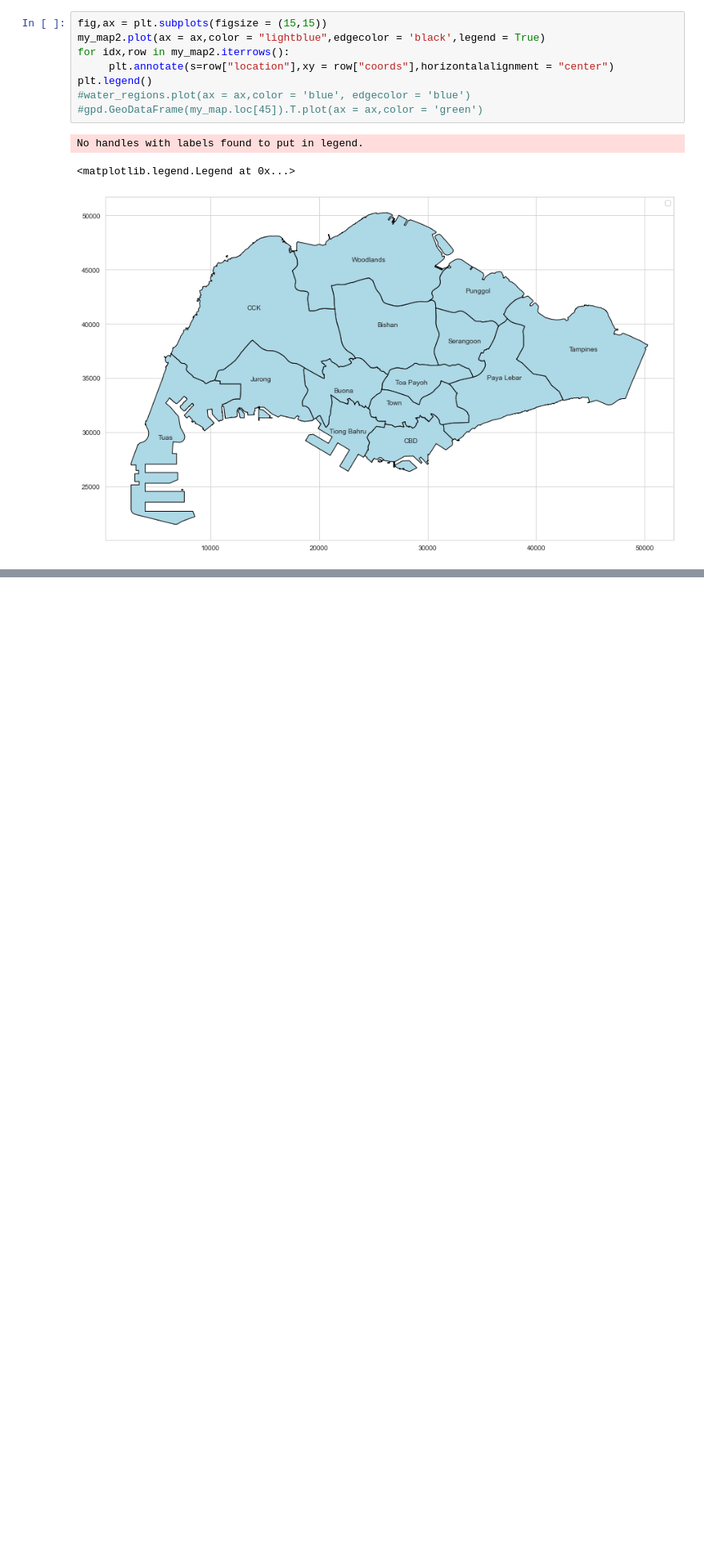
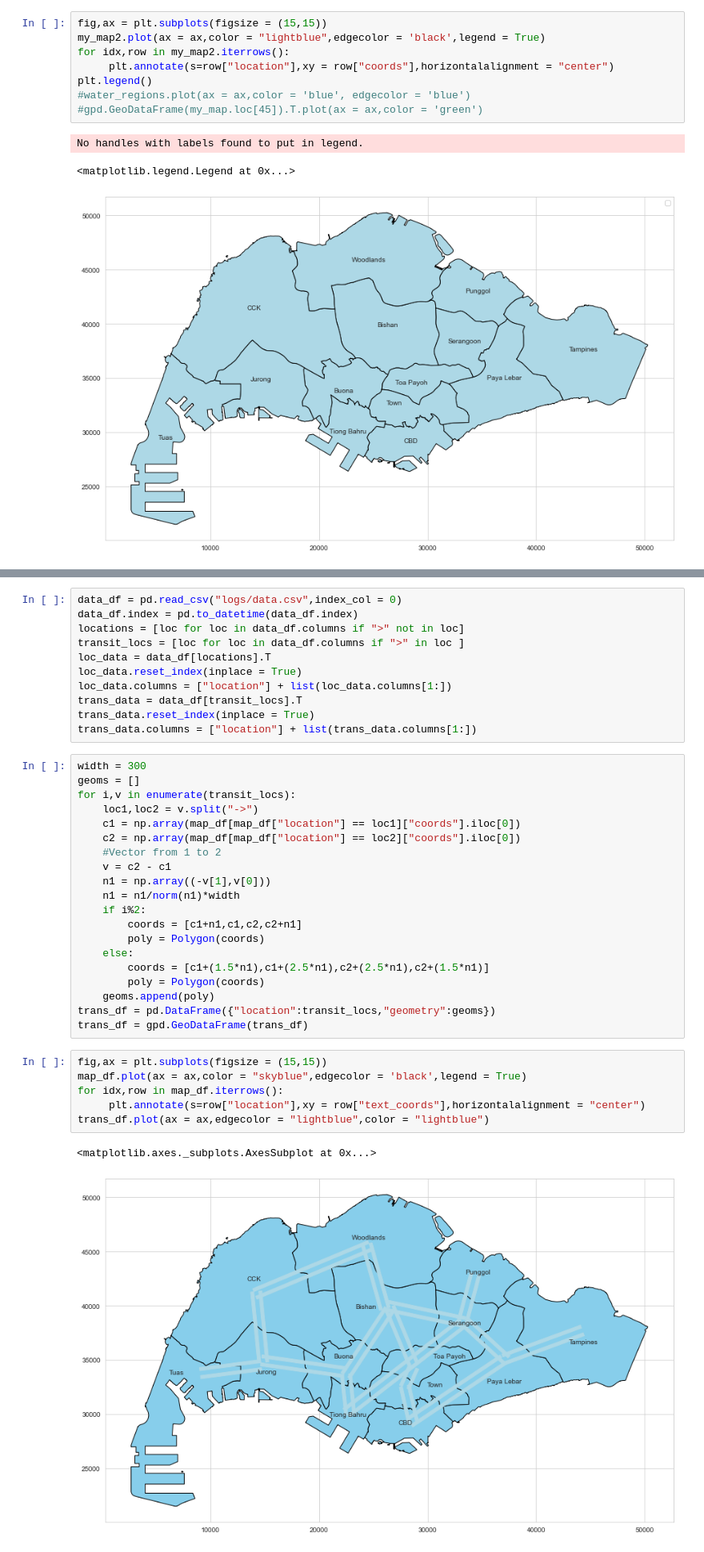
Before and after one commit to reoneo97/transport-abm, a Jupyter notebook: data_vis.ipynb, the cells around one changed output, grey strips where cells are left out. Shown at 80% size. Saved outputs shown, nothing was run; the diff lists cells and outputs as text; blank space fills up the shorter version.

```diff
--- a/data_vis.ipynb
+++ b/data_vis.ipynb
@@ -204,0 +125,40 @@ len(locations)
+# %%
+data_df = pd.read_csv("logs/data.csv",index_col = 0)
+data_df.index = pd.to_datetime(data_df.index)
+locations = [loc for loc in data_df.columns if ">" not in loc]
+transit_locs = [loc for loc in data_df.columns if ">" in loc ]
+loc_data = data_df[locations].T
+loc_data.reset_index(inplace = True)
+loc_data.columns = ["location"] + list(loc_data.columns[1:])
+trans_data = data_df[transit_locs].T
+trans_data.reset_index(inplace = True)
+trans_data.columns = ["location"] + list(trans_data.columns[1:])
+# %%
+width = 300
+geoms = []
+for i,v in enumerate(transit_locs):
+    loc1,loc2 = v.split("->")
+    c1 = np.array(map_df[map_df["location"] == loc1]["coords"].iloc[0])
+    c2 = np.array(map_df[map_df["location"] == loc2]["coords"].iloc[0])
+    #Vector from 1 to 2
+    v = c2 - c1
+    n1 = np.array((-v[1],v[0]))
+    n1 = n1/norm(n1)*width
+    if i%2:
+        coords = [c1+n1,c1,c2,c2+n1]
+        poly = Polygon(coords)
+    else:
+        coords = [c1+(1.5*n1),c1+(2.5*n1),c2+(2.5*n1),c2+(1.5*n1)]
+        poly = Polygon(coords)
+    geoms.append(poly)
+trans_df = pd.DataFrame({"location":transit_locs,"geometry":geoms})
+trans_df = gpd.GeoDataFrame(trans_df)
+# %%
+fig,ax = plt.subplots(figsize = (15,15))
+map_df.plot(ax = ax,color = "skyblue",edgecolor = 'black',legend = True)
+for idx,row in map_df.iterrows():
+     plt.annotate(s=row["location"],xy = row["text_coords"],horizontalalignment = "center")
+trans_df.plot(ax = ax,edgecolor = "lightblue",color = "lightblue")
+# %% [output]
+<matplotlib.axes._subplots.AxesSubplot at 0x...>
+[figure, added]
```
Also changed, not shown: parts of 21 cells of this notebook, 5 other files.
